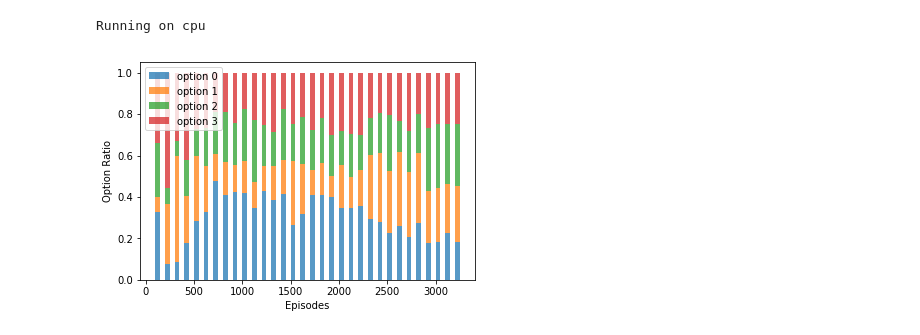
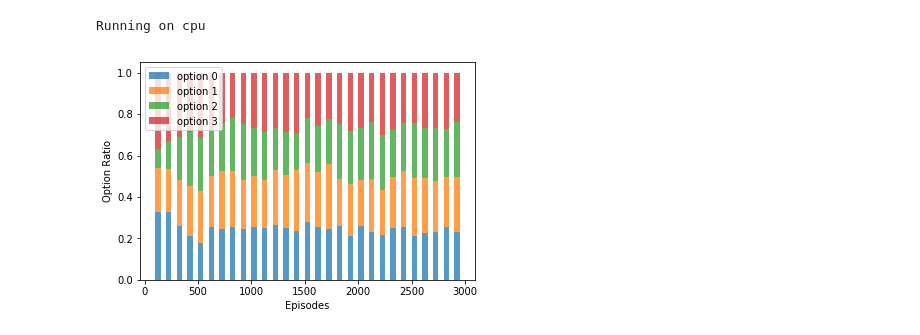
Before and after one commit to weekend37/HDQN, a Jupyter notebook: HDQN_Pacman_Visualization.ipynb, the cells around one changed output. Drawn from its saved outputs; the diff is of its cells as text; code cells hidden in the pictures.

```diff
--- a/HDQN_Pacman_Visualization.ipynb
+++ b/HDQN_Pacman_Visualization.ipynb
@@ -47,14 +47,15 @@ Running on cpu
 # %%
 def load_learning_curves(name='hdqn_learning_curves'):
   with open(CHECKPOINT_FOLDERNAME + name + '.pkl', 'rb') as f:
     return pickle.load(f)
 
 CHECKPOINT_FOLDERNAME = "checkpoints/"
-prefix = "hdqn"
+# prefix = "hdqn"
+prefix = "hdqn_2head_4LR"
 name = prefix + "_" + "learning_curves"
 lc = load_learning_curves(name=name)
 
 window = 50
 plot_option_ratio(lc['option_ratio'], window)
 # %% [output]
-[figure, old version]
+[figure, new version]
```
Also changed, not shown: parts of 6 cells of this notebook, 5 other files.
